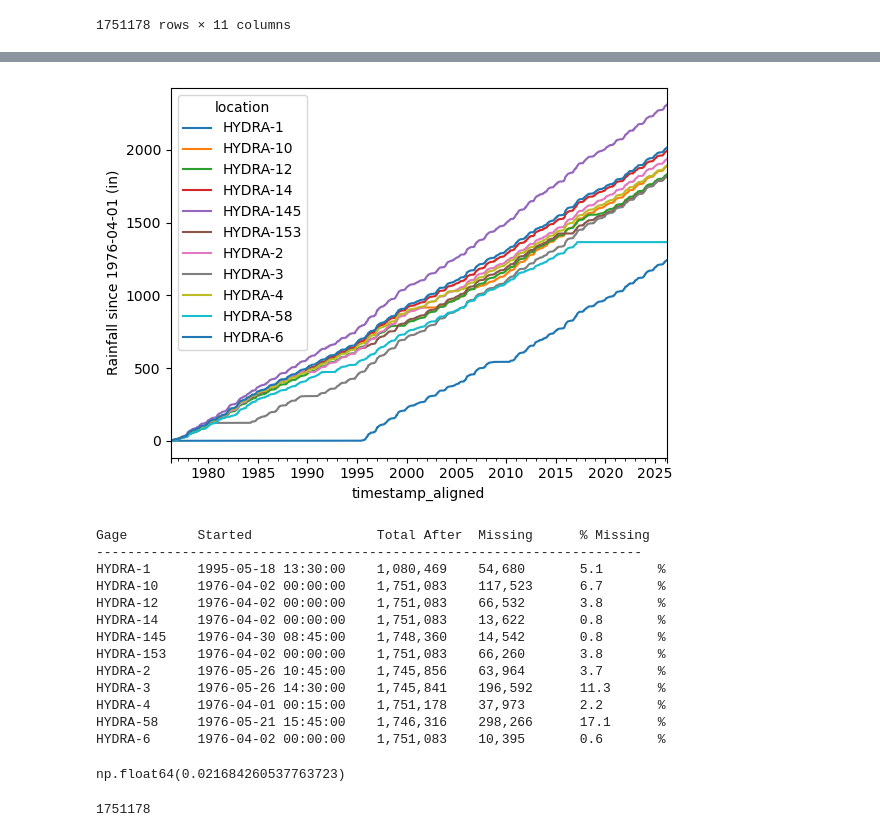
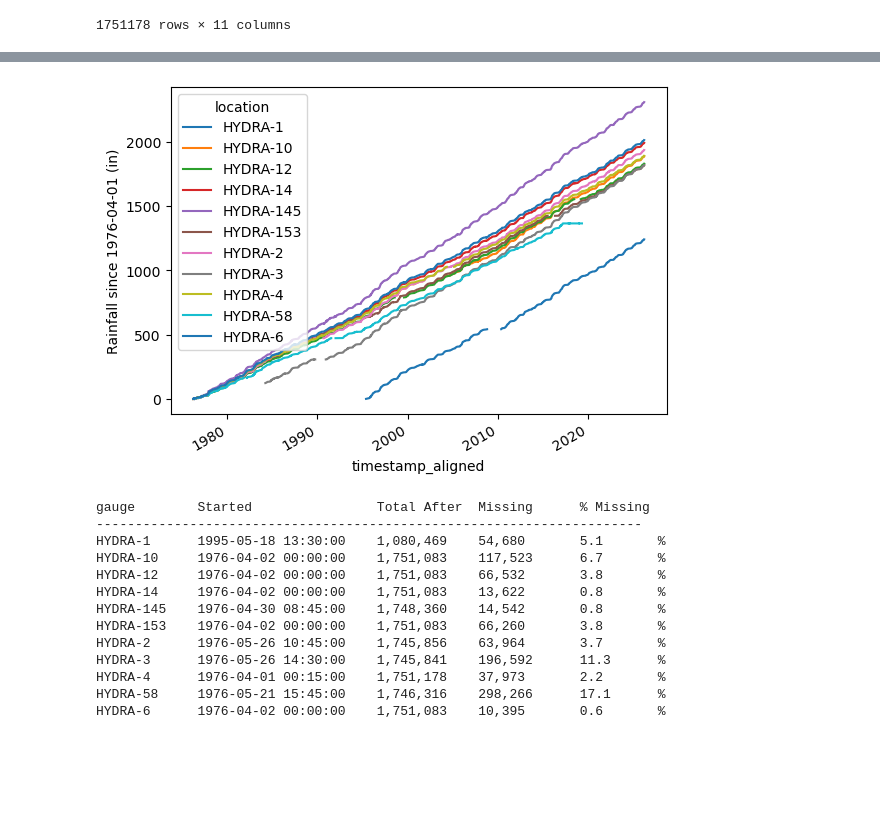
Before and after one commit to Geosyntec/tributary, a Jupyter notebook: 01_data_collection_and_gaps_analysis.ipynb, the cells around one changed output, grey strips where cells are left out. Cells and saved outputs as stored; diff of their text form; code cells hidden in the pictures; blank space fills up the shorter version.

Commit message:
update notebook with exploratory gaps analysis

```diff
--- a/01_data_collection_and_gaps_analysis.ipynb
+++ b/01_data_collection_and_gaps_analysis.ipynb
@@ -52,13 +84,13 @@ ax.get_figure().savefig(os.path.join(data_path, '15-min_Rainfall_'+str(today)+'.
 [figure]
 # %%
-cumsum = all_data.cumsum().plot(ylabel='Rainfall since 1976-04-01 (in)')
-cumsum.get_figure().savefig(os.path.join(data_path, 'Cumulative_Sum_'+str(today)+'.png'))
+# cumsum = all_data.cumsum().plot(ylabel='Rainfall since 1976-04-01 (in)')
+# cumsum.get_figure().savefig(os.path.join(OUTPUT_DIR, 'Cumulative_Sum_'+str(today)+'.png'))
 # %% [output]
-[figure, old version]
+[figure, new version]
 # %%
-gage_analysis.investigate_true_missingness(all_data)
+# gauge_analysis.investigate_true_missingness(all_data)
 # %% [output]
-Gage         Started                Total After  Missing      % Missing
+gauge        Started                Total After  Missing      % Missing
 ----------------------------------------------------------------------
 HYDRA-1      1995-05-18 13:30:00    1,080,469    54,680       5.1       %
 HYDRA-10     1976-04-02 00:00:00    1,751,083    117,523      6.7       %
@@ -72,11 +104,7 @@ HYDRA-4      1976-04-01 00:15:00    1,751,178    37,973       2.2       %
 HYDRA-58     1976-05-21 15:45:00    1,746,316    298,266      17.1      %
 HYDRA-6      1976-04-02 00:00:00    1,751,083    10,395       0.6       %
 # %%
-all_data['HYDRA-4'].isna().sum()/1751178
+# all_data['HYDRA-4'].isna().sum()/1751178
-# %% [output]
-np.float64(0.021684260537763723)
 # %%
-len(all_data)
+# len(all_data)
-# %% [output]
-1751178
 # %%
```
Also changed, not shown: parts of 13 cells of this notebook.
